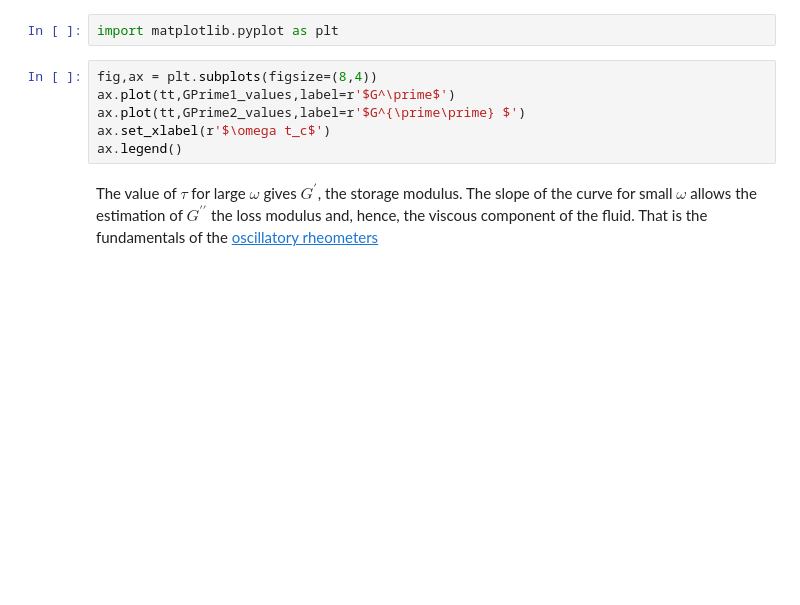
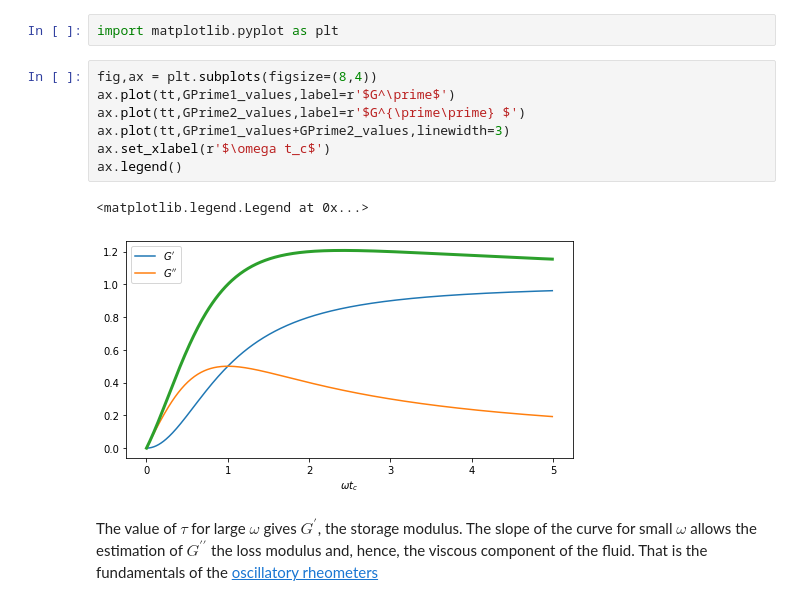
Before and after one commit to rclUPC/AdvancedFluidMechanics, a Jupyter notebook: rheology/rheology.ipynb, the cells around one changed output. Drawn from its saved outputs; the diff is of its cells as text; blank space fills up the shorter version.

```diff
--- a/rheology/rheology.ipynb
+++ b/rheology/rheology.ipynb
@@ -301,9 +341,13 @@ import matplotlib.pyplot as plt
 # %%
 fig,ax = plt.subplots(figsize=(8,4))
 ax.plot(tt,GPrime1_values,label=r'$G^\prime$')
 ax.plot(tt,GPrime2_values,label=r'$G^{\prime\prime} $')
+ax.plot(tt,GPrime1_values+GPrime2_values,linewidth=3)
 ax.set_xlabel(r'$\omega t_c$')
 ax.legend()
+# %% [output]
+<matplotlib.legend.Legend at 0x...>
+[figure, added]
 # %% [markdown]
 The value of $\tau$ for large $\omega$ gives $G^\prime$, the storage modulus. The slope of the curve for small $\omega$ allows the estimation of $G^{\prime\prime}$ the loss modulus and, hence, the viscous component of the fluid. That is the fundamentals of the [oscillatory rheometers](http://www.mate.tue.nl/~wyss/home/resources/publications/2007/Wyss_GIT_Lab_J_2007.pdf)
 # %% [markdown]
```
Also changed, not shown: parts of 26 cells of this notebook.
